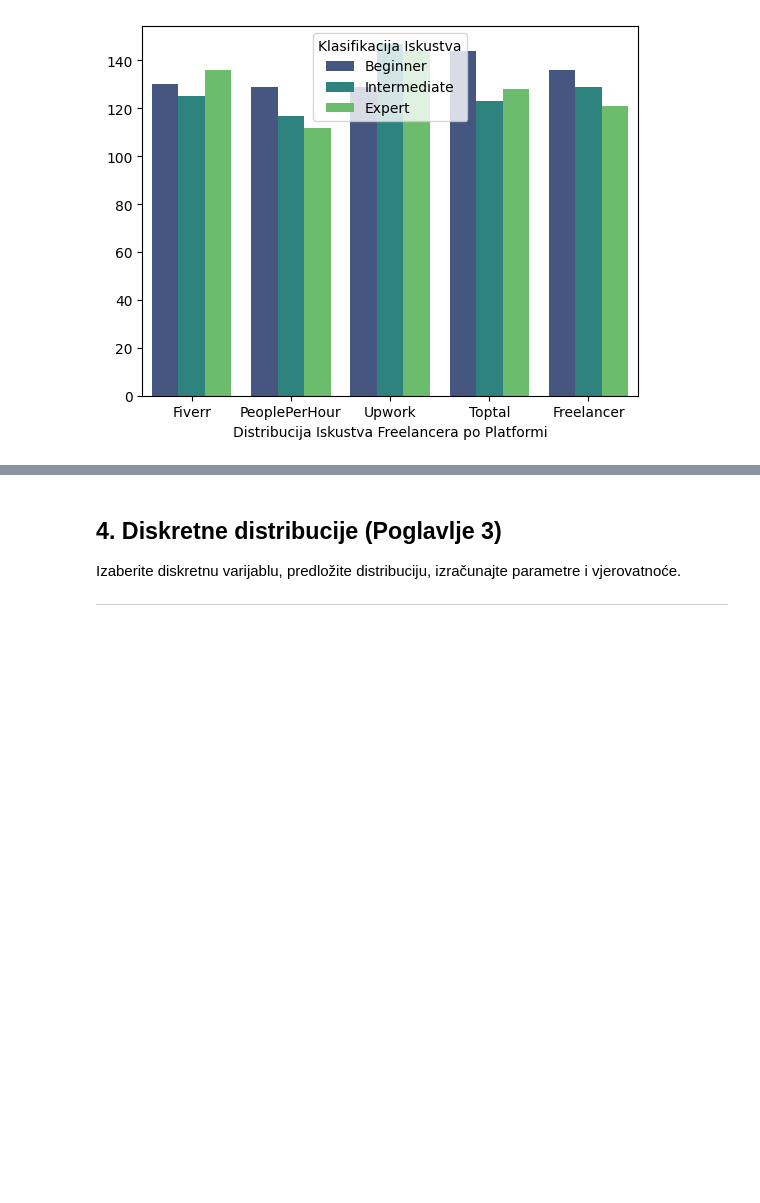
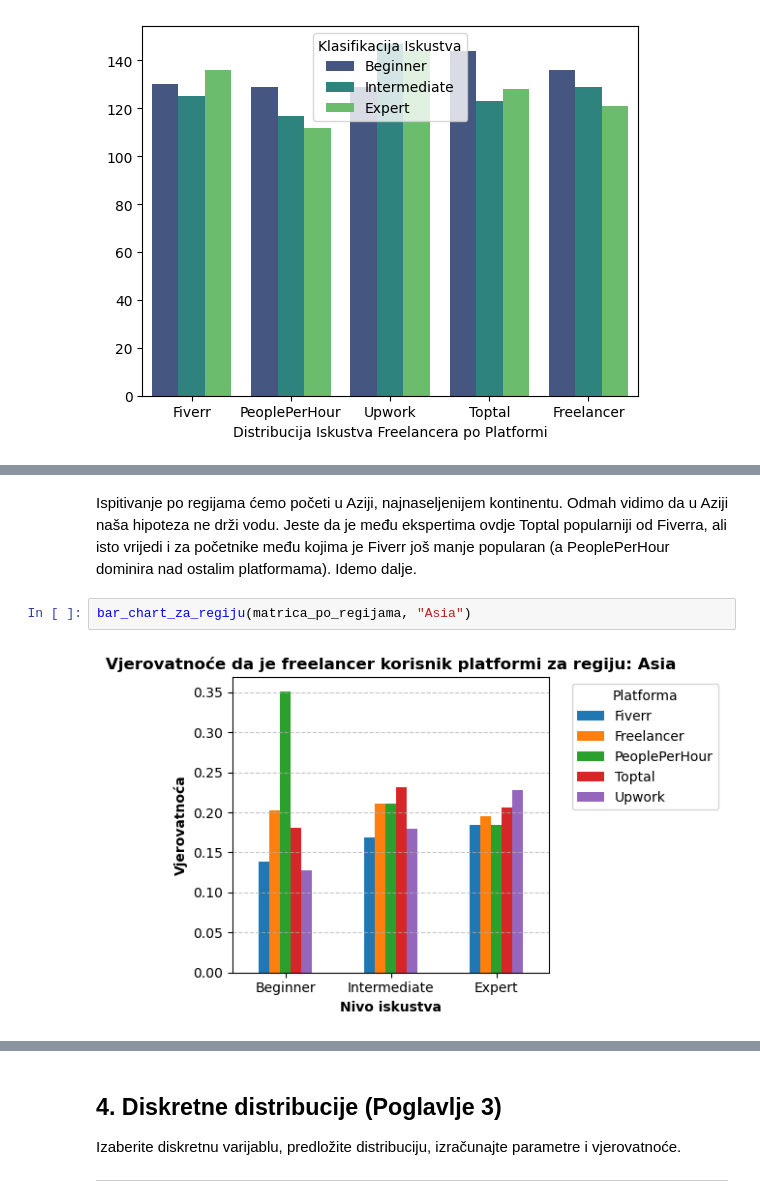
Before and after one commit to Ljut/PSAI-DSAI-datasets, a Jupyter notebook: VIS25_TIM1.ipynb, the cells around one changed output, grey strips where cells are left out. Drawn from its saved outputs; the diff is of its cells as text; blank space fills up the shorter version.

```diff
--- a/VIS25_TIM1.ipynb
+++ b/VIS25_TIM1.ipynb
@@ -450,0 +468,6 @@ for region in regions:
+# %% [markdown]
+Ispitivanje po regijama ćemo početi u Aziji, najnaseljenijem kontinentu. Odmah vidimo da u Aziji naša hipoteza ne drži vodu. Jeste da je među ekspertima ovdje Toptal popularniji od Fiverra, ali isto vrijedi i za početnike među kojima je Fiverr još manje popularan (a PeoplePerHour dominira nad ostalim platformama). Idemo dalje.
+# %%
+bar_chart_za_regiju(matrica_po_regijama, "Asia")
+# %% [output]
+[figure, added]
```
Also changed, not shown: parts of 24 cells of this notebook.
